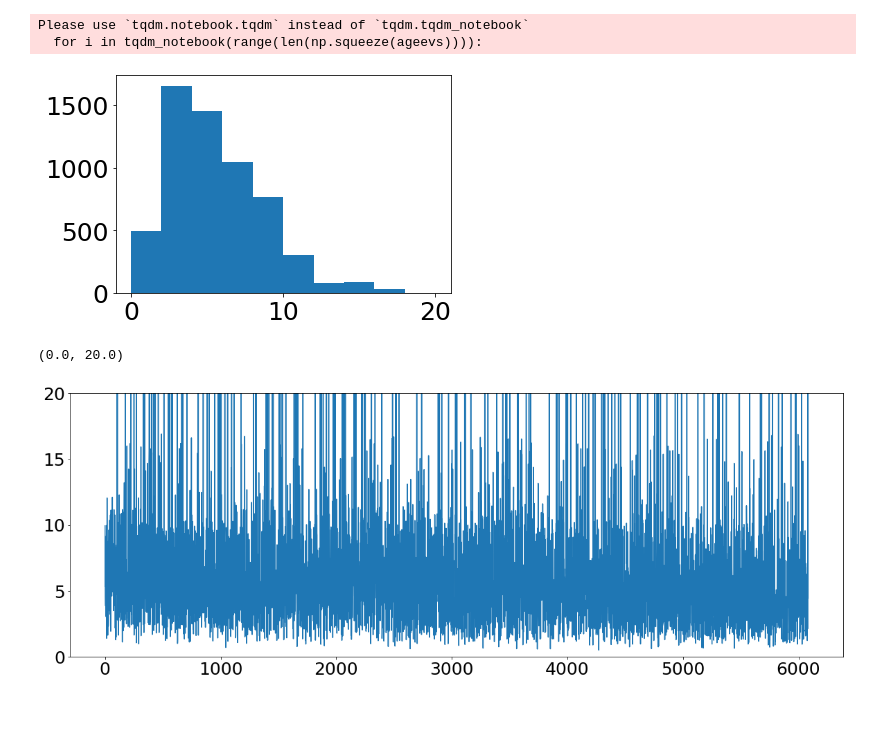
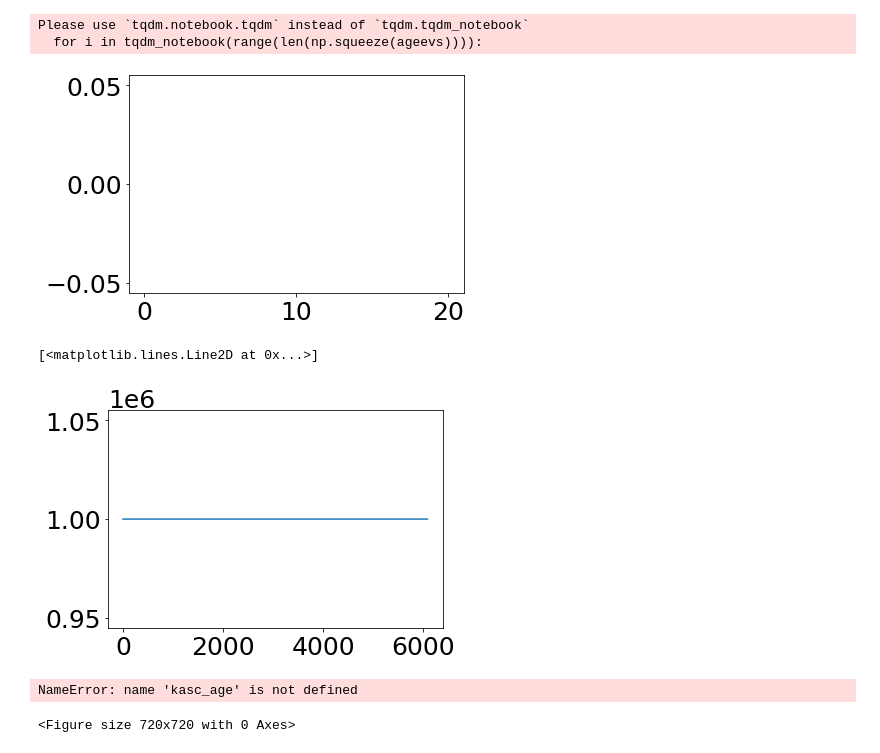
Before and after one commit to JoshuaPovick/Age_Fitting, a Jupyter notebook: notebooks/Aetas_APOKASC_mass2age.ipynb, the cells around one changed output. Drawn from its saved outputs; the diff is of its cells as text; code cells hidden in the pictures; blank space fills up the shorter version.

```diff
--- a/notebooks/Aetas_APOKASC_mass2age.ipynb
+++ b/notebooks/Aetas_APOKASC_mass2age.ipynb
@@ -1386,7 +1379,7 @@ from tqdm import tqdm_notebook
 
 # kasc_ak = 999999.0*np.ones(len(np.squeeze(ageevs)))
 # kasc_ak_err = 999999.0*np.ones(len(np.squeeze(ageevs)))
-kasc_age = 999999.0*np.ones(len(np.squeeze(ageevs)))
+kasc_age2 = 999999.0*np.ones(len(np.squeeze(ageevs)))
 # kasc_age_err = 999999.0*np.ones(len(np.squeeze(ageevs)))
 # kasc_mass = 999999.0*np.ones(len(np.squeeze(ageevs)))
 # kasc_mass_err = 999999.0*np.ones(len(np.squeeze(ageevs)))
@@ -1408,21 +1401,39 @@ for i in tqdm_notebook(range(len(np.squeeze(ageevs)))):
 
     CalcAge = Aetas(te,ab,op,di,massive,rv=3.1)
     try:
-        kasc_age[i] = mass_2_age(k3dr17['Mass'][i],CalcAge.salfeh,massive)
+        kasc_age2[i] = CalcAge.mass_2_age(k3dr17['Mass'][i])
     except:
-        kasc_age[i] = 999999.0
+        kasc_age2[i] = 999999.0
 # %% [output]
 Please use `tqdm.notebook.tqdm` instead of `tqdm.tqdm_notebook`
   for i in tqdm_notebook(range(len(np.squeeze(ageevs)))):
 # %%
-plt.hist(kasc_age,range=(0,20))
+plt.hist(kasc_age2,range=(0,20))
 plt.show()
 
-plt.figure(figsize=[20,7])
-plt.plot(kasc_age)
-plt.ylim(0,20)
+# plt.figure(figsize=[20,7])
+plt.plot(kasc_age2)
+# plt.ylim(0,20)
 # %% [output]
-[figure, old version]
+[figure, new version]
-(0.0, 20.0)
+[<matplotlib.lines.Line2D at 0x...>]
-[figure, old version]
+[figure, new version]
+# %%
+plt.figure(figsize=[10,10])
+plt.scatter(k3dr17['IntAge'],kasc_age,s=10)
+plt.ylim(0,20)
+plt.xlim(0,20)
+plt.plot([0,20],[0,20],c='k')
+
+plt.xticks([0.0,2.5,5.0,7.5,10.0,12.5,15.0,17.5,20.0])
+plt.yticks([0.0,2.5,5.0,7.5,10.0,12.5,15.0,17.5,20.0])
+plt.grid()
+
+plt.xlabel('APOKASC 3 Age')
+plt.ylabel(r'PARSEC Age')
+plt.savefig('../plots/pkasc_age2age.pdf',dpi=300,bbox_inches='tight')
+plt.show()
+# %% [output]
+NameError: name 'kasc_age' is not defined
+<Figure size 720x720 with 0 Axes>
 # %%
```
Also changed, not shown: parts of 12 cells of this notebook, 3 other files.
